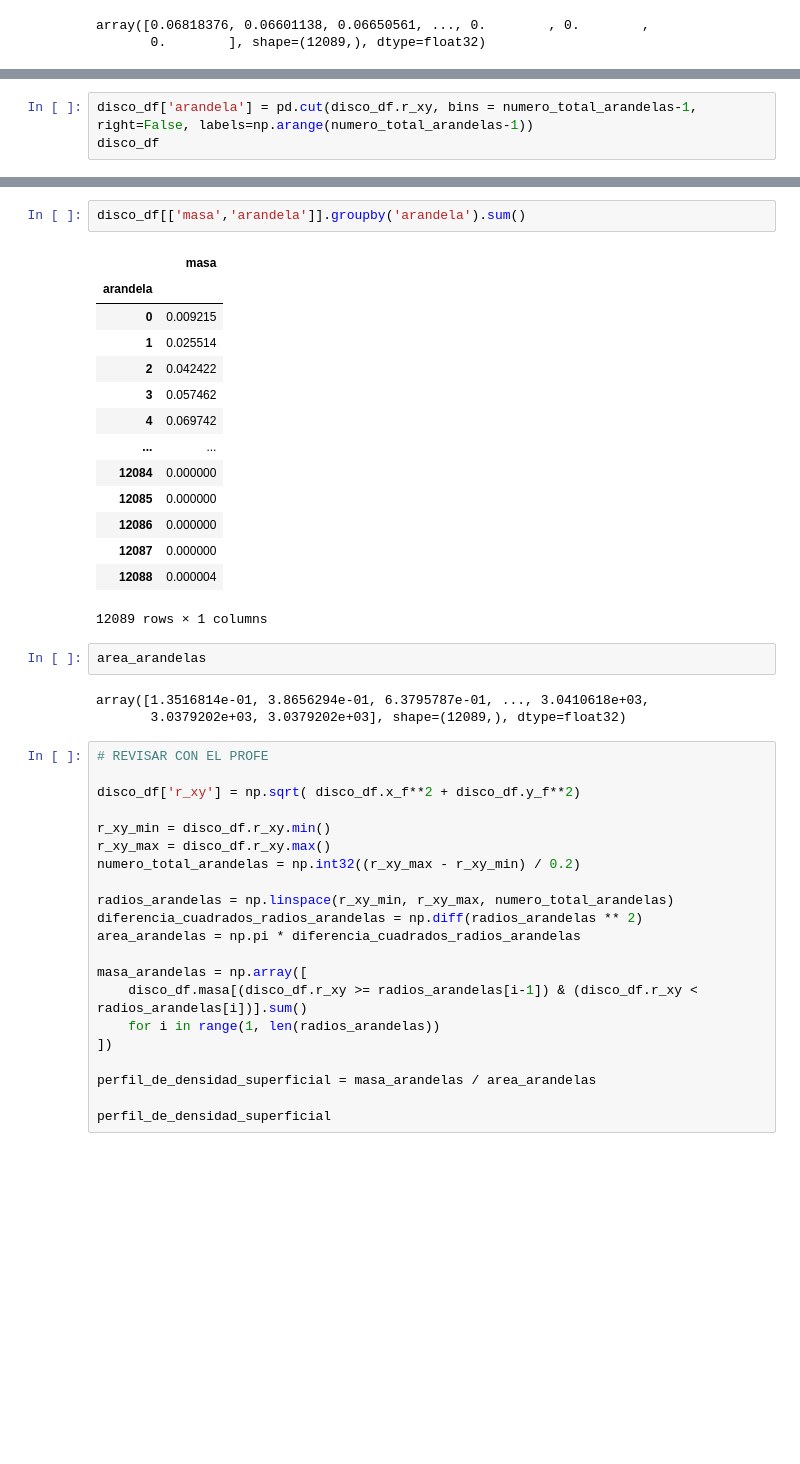
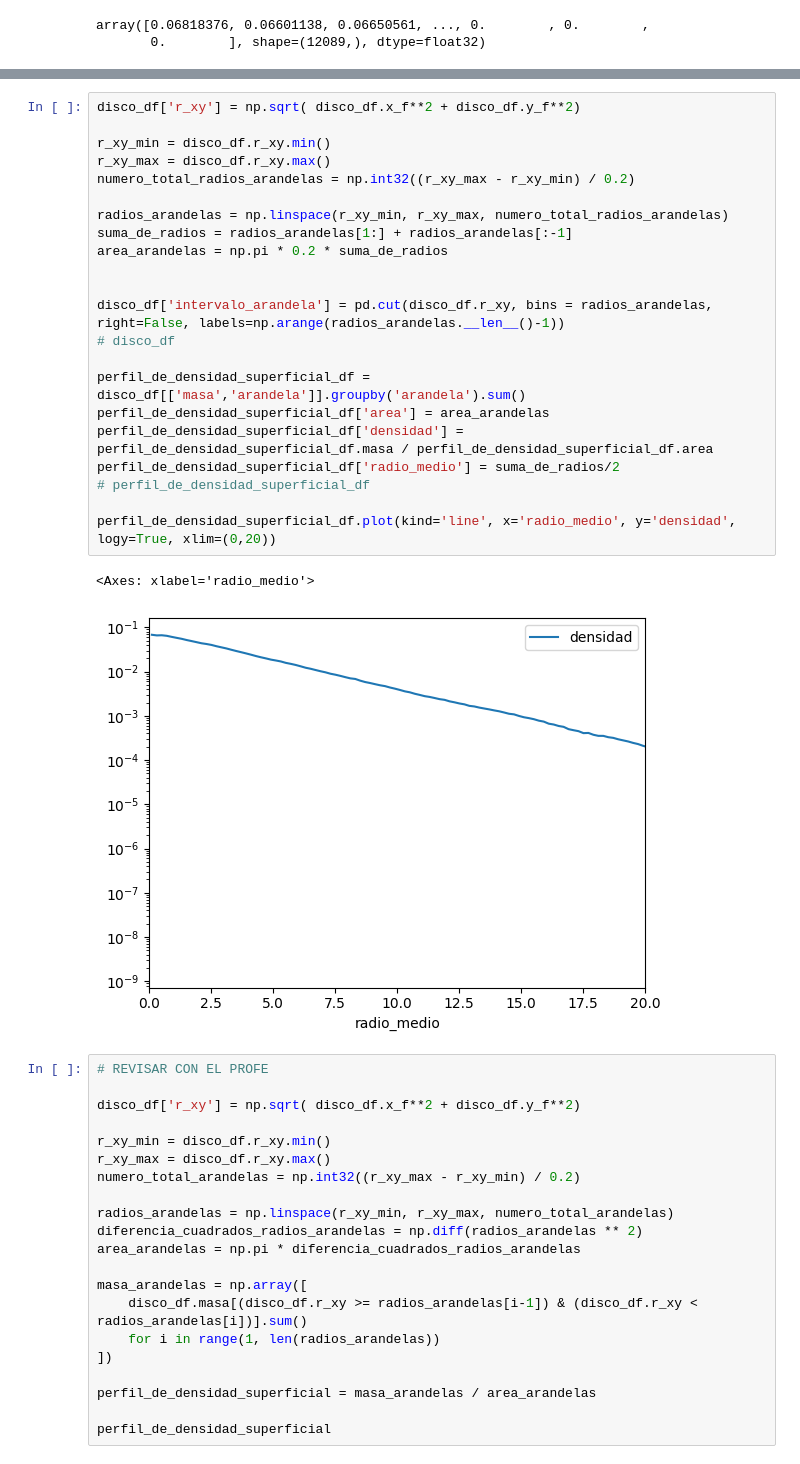
Before and after one commit to sperezp23/Analizador_de_Galaxias, a Jupyter notebook: Ensayos.ipynb, the cells around one changed output, grey strips where cells are left out. Saved outputs shown, nothing was run; the diff lists cells and outputs as text; blank space fills up the shorter version.

```diff
--- a/Ensayos.ipynb
+++ b/Ensayos.ipynb
@@ -336,3 +296,0 @@ Categories (12089, interval[float64, left]): [[0.00754, 0.208) < [0.208, 0.408)
-# %%
-disco_df['arandela'] = pd.cut(disco_df.r_xy, bins = numero_total_arandelas-1, right=False, labels=np.arange(numero_total_arandelas-1))
-disco_df
@@ -353,25 +297,28 @@ disco_df
 # %%
-disco_df[['masa','arandela']].groupby('arandela').sum()
+disco_df['r_xy'] = np.sqrt( disco_df.x_f**2 + disco_df.y_f**2)
+
+r_xy_min = disco_df.r_xy.min()
+r_xy_max = disco_df.r_xy.max()
+numero_total_radios_arandelas = np.int32((r_xy_max - r_xy_min) / 0.2)
+
+radios_arandelas = np.linspace(r_xy_min, r_xy_max, numero_total_radios_arandelas)
+suma_de_radios = radios_arandelas[1:] + radios_arandelas[:-1]
+area_arandelas = np.pi * 0.2 * suma_de_radios
+
+
+disco_df['intervalo_arandela'] = pd.cut(disco_df.r_xy, bins = radios_arandelas, right=False, labels=np.arange(radios_arandelas.__len__()-1))
+# disco_df
+
+perfil_de_densidad_superficial_df = disco_df[['masa','arandela']].groupby('arandela').sum()
+perfil_de_densidad_superficial_df['area'] = area_arandelas
+perfil_de_densidad_superficial_df['densidad'] = perfil_de_densidad_superficial_df.masa / perfil_de_densidad_superficial_df.area
+perfil_de_densidad_superficial_df['radio_medio'] = suma_de_radios/2
+# perfil_de_densidad_superficial_df
+
+perfil_de_densidad_superficial_df.plot(kind='line', x='radio_medio', y='densidad', logy=True, xlim=(0,20))
 # %% [output]
-|  | masa |
-| arandela |  |
-| 0 | 0.009215 |
-| 1 | 0.025514 |
-| 2 | 0.042422 |
-| 3 | 0.057462 |
-| 4 | 0.069742 |
-| ... | ... |
-| 12084 | 0.000000 |
-| 12085 | 0.000000 |
-| 12086 | 0.000000 |
-| 12087 | 0.000000 |
-| 12088 | 0.000004 |
-12089 rows × 1 columns
+<Axes: xlabel='radio_medio'>
+[figure, added]
-# %%
-area_arandelas
-# %% [output]
-array([1.3516814e-01, 3.8656294e-01, 6.3795787e-01, ..., 3.0410618e+03,
-       3.0379202e+03, 3.0379202e+03], shape=(12089,), dtype=float32)
 # %%
 # REVISAR CON EL PROFE
 
```
Also changed, not shown: parts of 7 cells of this notebook.
